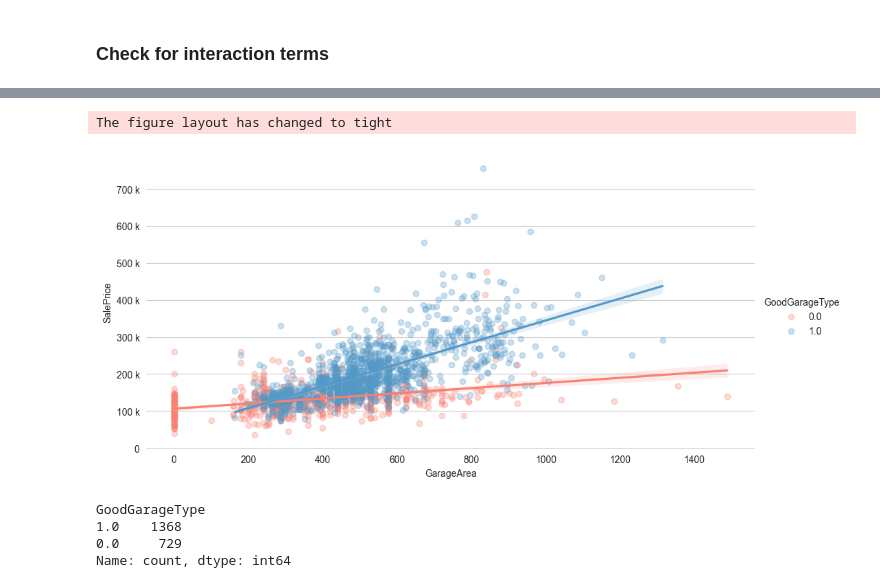
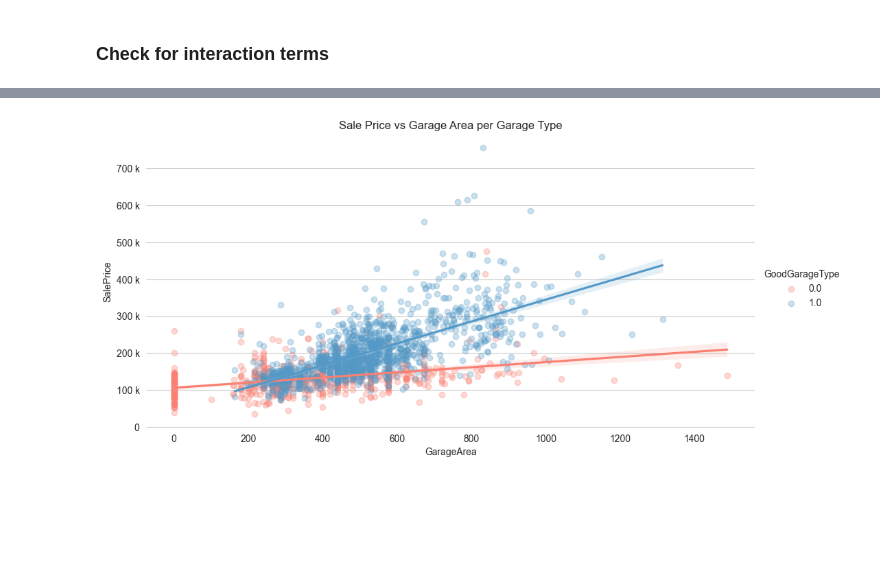
Before and after one commit to franciscapalacios/housing_project, a Jupyter notebook: Preprocessing.ipynb, the cells around one changed output, grey strips where cells are left out. Cells and saved outputs as stored; diff of their text form; code cells hidden in the pictures; blank space fills up the shorter version.

```diff
--- a/Preprocessing.ipynb
+++ b/Preprocessing.ipynb
@@ -366,25 +373,17 @@ The figure layout has changed to tight
 # %%
 g = sns.lmplot(
             x="GarageArea",
             y="SalePrice",
             data=df,
             hue='GoodGarageType',
             aspect=2,
             scatter_kws={'alpha':0.3},
             palette=palette)
 
 sns.despine(left=True, bottom=True)
 ax = g.axes[0,0]
-ax.set_title('')
+ax.set_title('Sale Price vs Garage Area per Garage Type')
 ax.xaxis.grid(False)
 ax.yaxis.set_major_formatter(ticker.EngFormatter())
 # %% [output]
-The figure layout has changed to tight
-[figure, old version]
+[figure, new version]
-# %%
-df.GoodGarageType.value_counts()
-# %% [output]
-GoodGarageType
-1.0    1368
-0.0     729
-Name: count, dtype: int64
```
Also changed, not shown: parts of 11 cells of this notebook, 2 other files.
